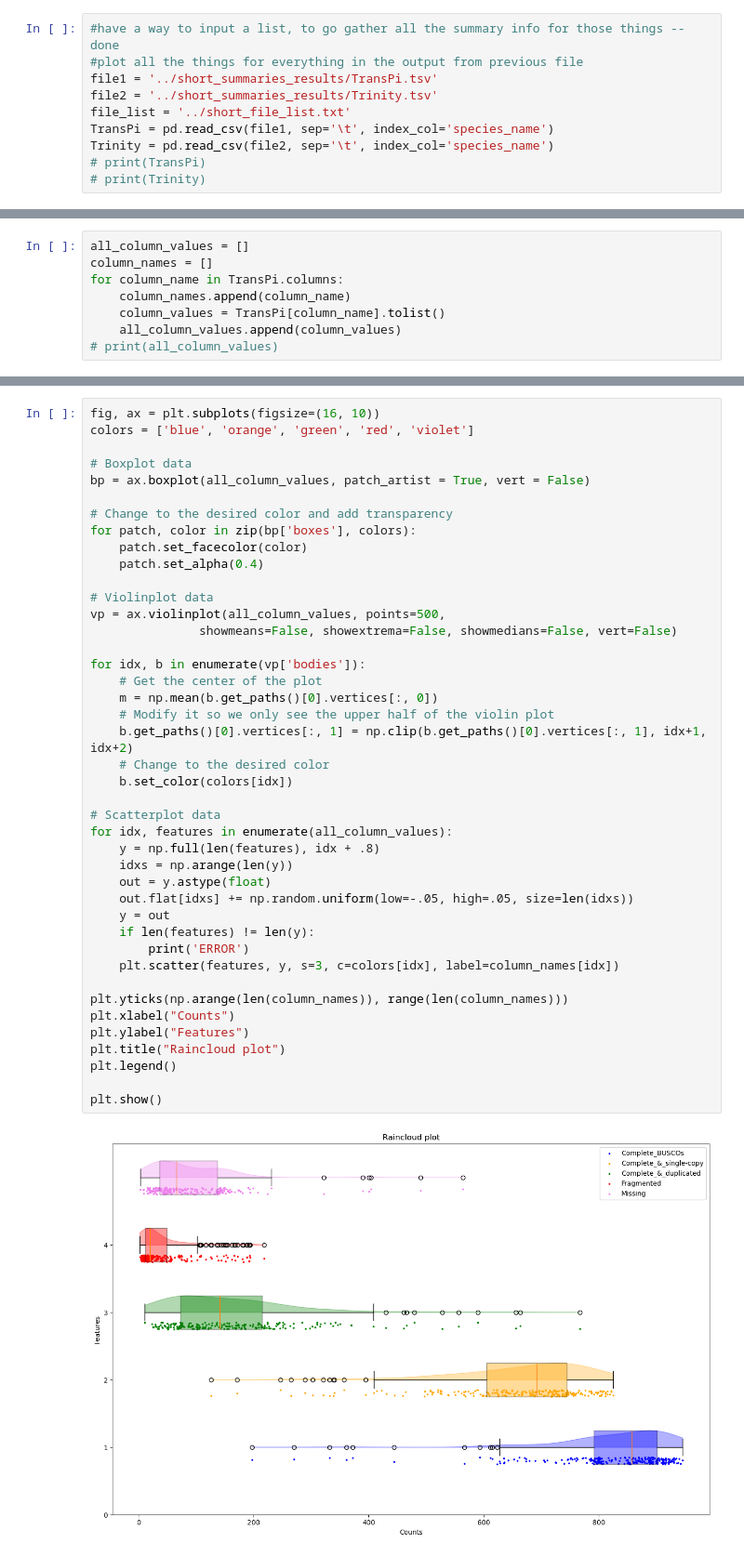
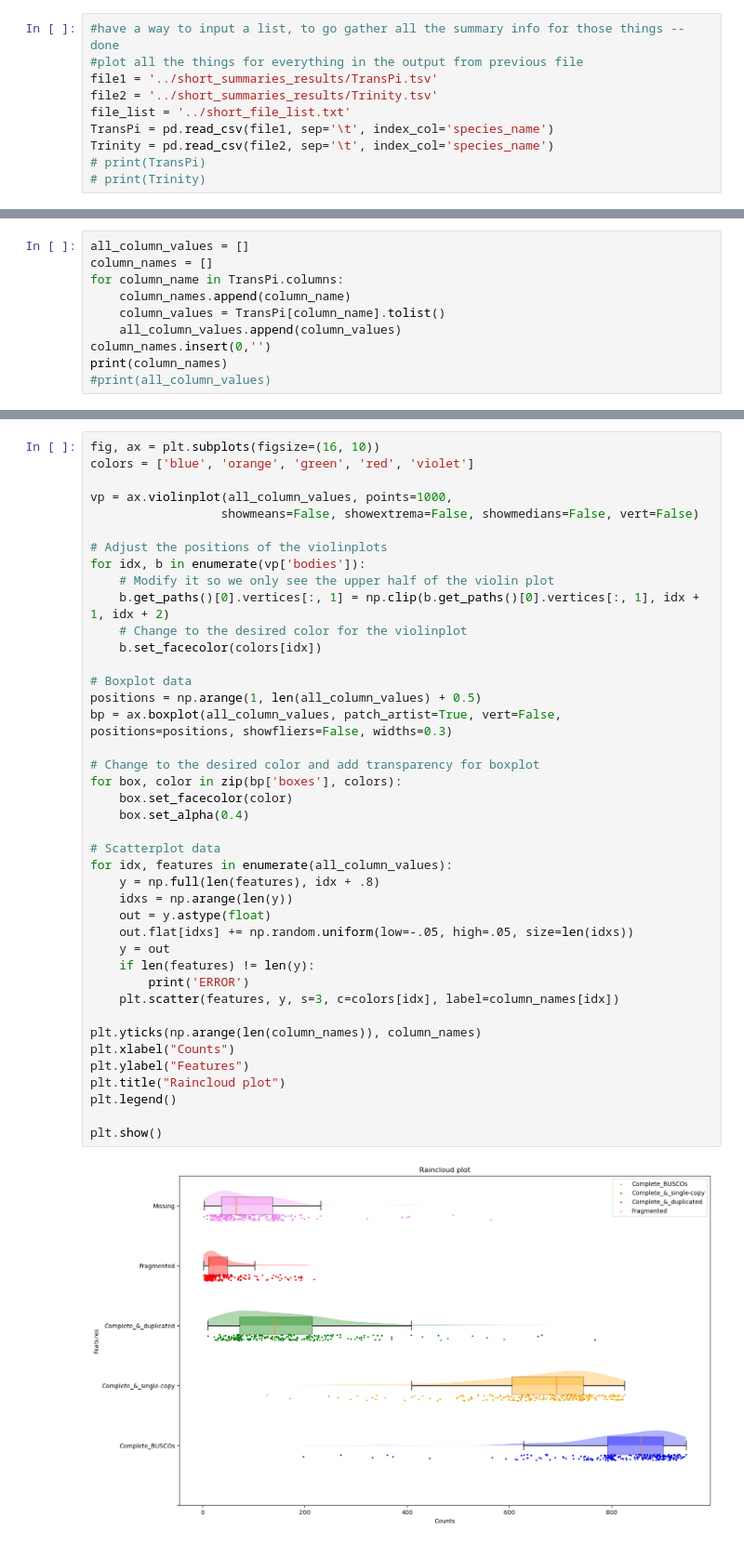
Before and after one commit to AlexanderFastner/GeoBio_Results_processing, a Jupyter notebook: scripts/plot_short_summaries.ipynb, the cells around one changed output, grey strips where cells are left out. Shown at 93% size. Saved outputs shown, nothing was run; the diff lists cells and outputs as text.

```diff
--- a/scripts/plot_short_summaries.ipynb
+++ b/scripts/plot_short_summaries.ipynb
@@ -72,4 +81,6 @@ for column_name in TransPi.columns:
     column_names.append(column_name)
     column_values = TransPi[column_name].tolist()
     all_column_values.append(column_values)
-# print(all_column_values)
+column_names.insert(0,'')
+print(column_names)
+#print(all_column_values)
@@ -76,44 +89,43 @@ for column_name in TransPi.columns:
 # %%
 fig, ax = plt.subplots(figsize=(16, 10))
 colors = ['blue', 'orange', 'green', 'red', 'violet']
 
+vp = ax.violinplot(all_column_values, points=1000,
+                  showmeans=False, showextrema=False, showmedians=False, vert=False)
+
+# Adjust the positions of the violinplots
+for idx, b in enumerate(vp['bodies']):
+    # Modify it so we only see the upper half of the violin plot
+    b.get_paths()[0].vertices[:, 1] = np.clip(b.get_paths()[0].vertices[:, 1], idx + 1, idx + 2)
+    # Change to the desired color for the violinplot
+    b.set_facecolor(colors[idx])
+
 # Boxplot data
-bp = ax.boxplot(all_column_values, patch_artist = True, vert = False)
+positions = np.arange(1, len(all_column_values) + 0.5)
+bp = ax.boxplot(all_column_values, patch_artist=True, vert=False, positions=positions, showfliers=False, widths=0.3)
 
-# Change to the desired color and add transparency
-for patch, color in zip(bp['boxes'], colors):
-    patch.set_facecolor(color)
-    patch.set_alpha(0.4)
-
-# Violinplot data
-vp = ax.violinplot(all_column_values, points=500,
-               showmeans=False, showextrema=False, showmedians=False, vert=False)
-
-for idx, b in enumerate(vp['bodies']):
-    # Get the center of the plot
-    m = np.mean(b.get_paths()[0].vertices[:, 0])
-    # Modify it so we only see the upper half of the violin plot
-    b.get_paths()[0].vertices[:, 1] = np.clip(b.get_paths()[0].vertices[:, 1], idx+1, idx+2)
-    # Change to the desired color
-    b.set_color(colors[idx])
+# Change to the desired color and add transparency for boxplot
+for box, color in zip(bp['boxes'], colors):
+    box.set_facecolor(color)
+    box.set_alpha(0.4)
 
 # Scatterplot data
 for idx, features in enumerate(all_column_values):
     y = np.full(len(features), idx + .8)
     idxs = np.arange(len(y))
     out = y.astype(float)
     out.flat[idxs] += np.random.uniform(low=-.05, high=.05, size=len(idxs))
     y = out
     if len(features) != len(y):
         print('ERROR')
     plt.scatter(features, y, s=3, c=colors[idx], label=column_names[idx])
 
-plt.yticks(np.arange(len(column_names)), range(len(column_names)))
+plt.yticks(np.arange(len(column_names)), column_names)
 plt.xlabel("Counts")
 plt.ylabel("Features")
 plt.title("Raincloud plot")
 plt.legend()
 
 plt.show()
 # %% [output]
-[figure, old version]
+[figure, new version]
```
Also changed, not shown: parts of 4 cells of this notebook.
